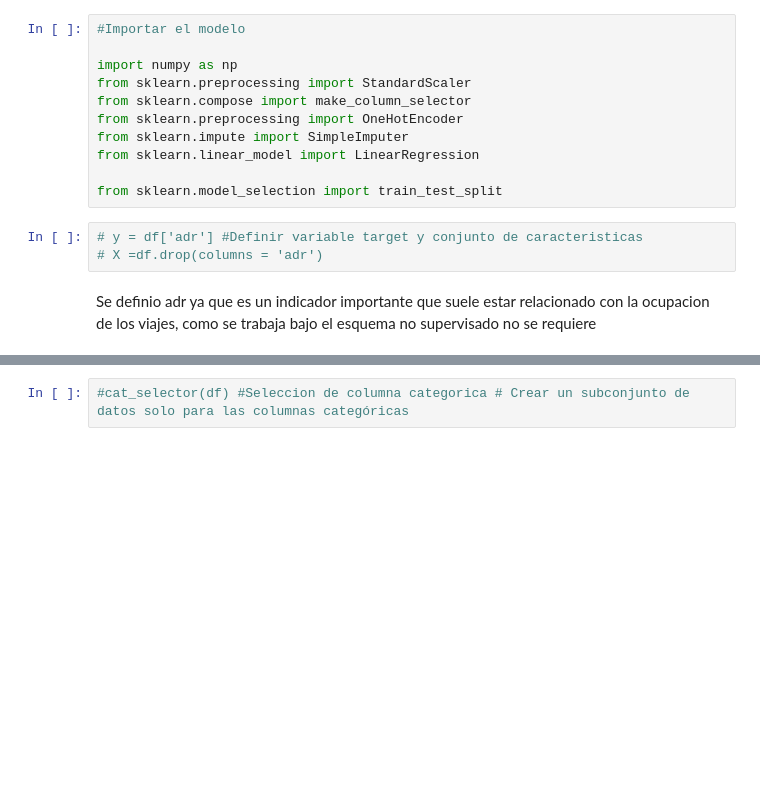
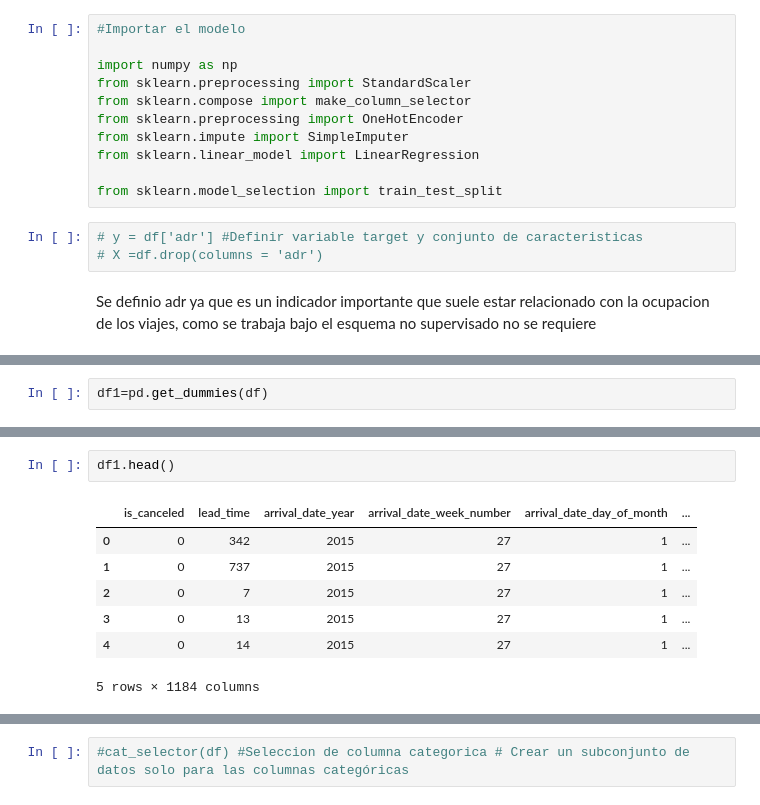
Before and after one commit to jesspl/prediction, a Jupyter notebook: proyecto2.ipynb, the cells around one changed output, grey strips where cells are left out. Saved outputs shown, nothing was run; the diff lists cells and outputs as text; blank space fills up the shorter version.

```diff
--- a/proyecto2.ipynb
+++ b/proyecto2.ipynb
@@ -452,0 +483,2 @@ cat_selector = make_column_selector(dtype_include='object')
+# %%
+df1=pd.get_dummies(df)
@@ -452,0 +493,10 @@ cat_selector = make_column_selector(dtype_include='object')
+# %%
+df1.head()
+# %% [output]
+|  | is_canceled | lead_time | arrival_date_year | arrival_date_week_number | arrival_date_day_of_month | ... |
+| 0 | 0 | 342 | 2015 | 27 | 1 | ... |
+| 1 | 0 | 737 | 2015 | 27 | 1 | ... |
+| 2 | 0 | 7 | 2015 | 27 | 1 | ... |
+| 3 | 0 | 13 | 2015 | 27 | 1 | ... |
+| 4 | 0 | 14 | 2015 | 27 | 1 | ... |
+5 rows × 1184 columns
```
Also changed, not shown: parts of 25 cells of this notebook.
